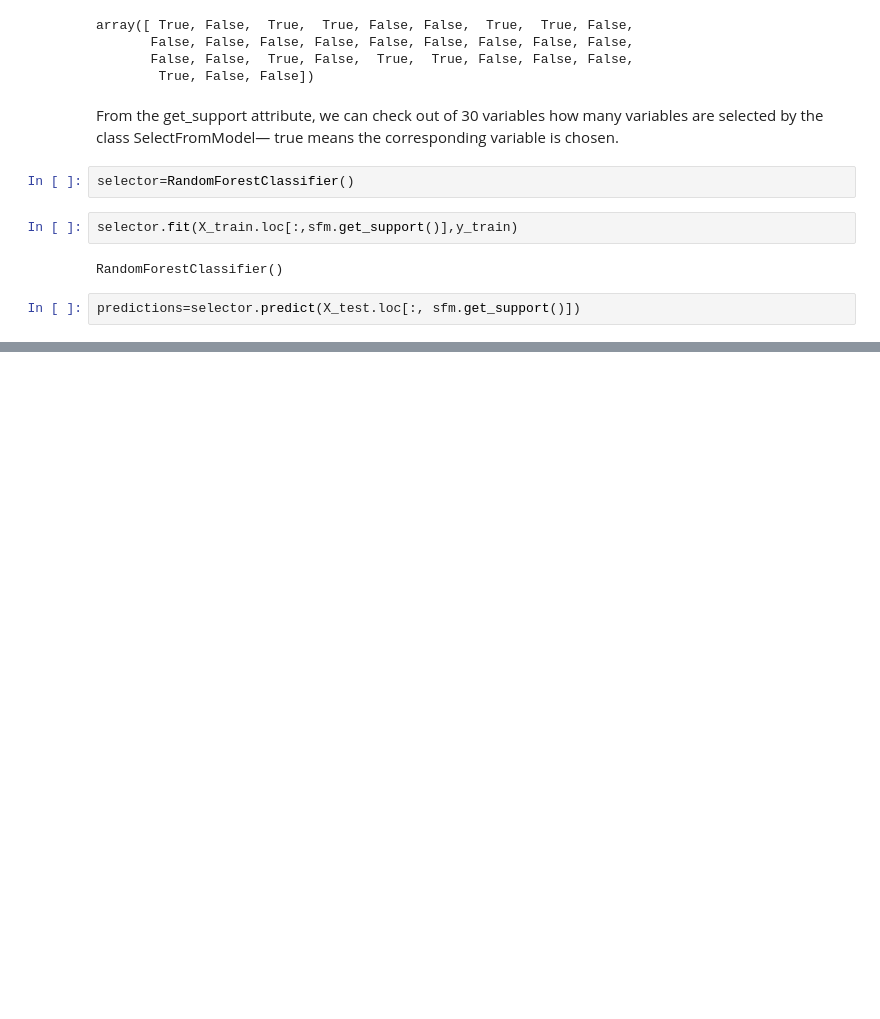
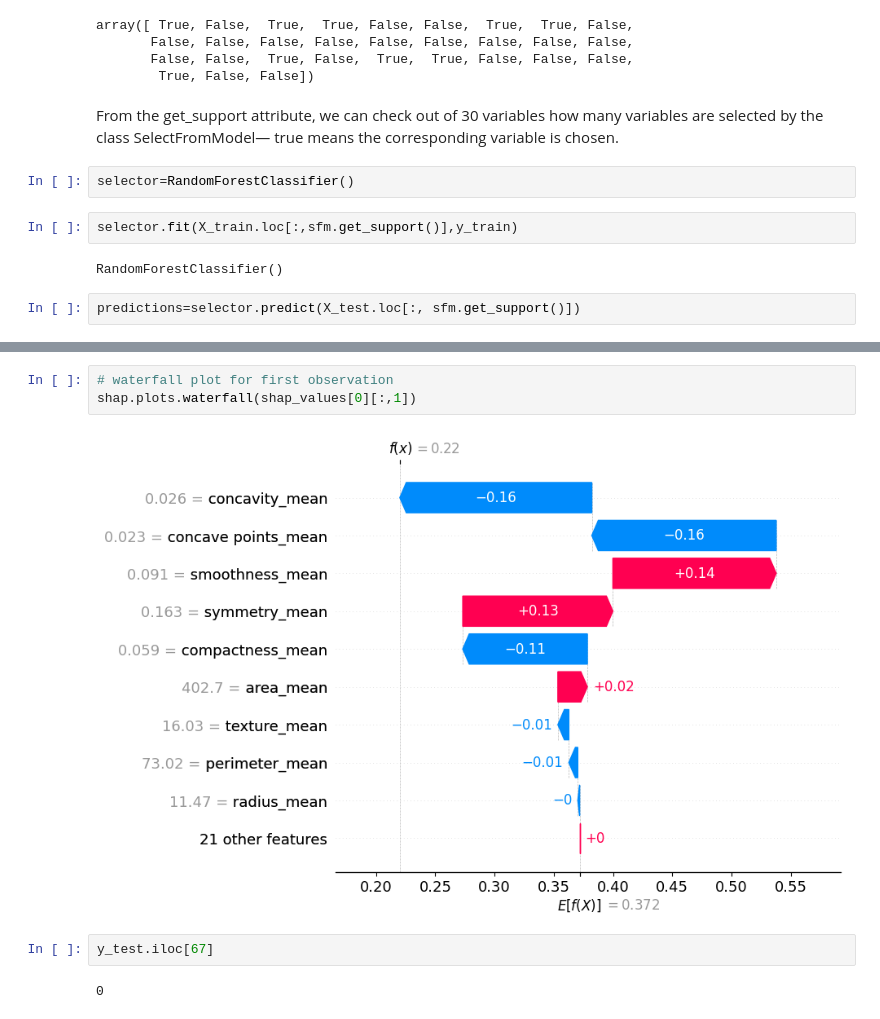
Before and after one commit to sheshankcool/Feature_Selection, a Jupyter notebook: SELECTFROMMODEL.ipynb, the cells around one changed output, grey strips where cells are left out. Cells and saved outputs as stored; diff of their text form; blank space fills up the shorter version.

```diff
--- a/SELECTFROMMODEL.ipynb
+++ b/SELECTFROMMODEL.ipynb
@@ -123,0 +200,9 @@ weighted avg       0.92      0.92      0.92       131
+# %%
+# waterfall plot for first observation
+shap.plots.waterfall(shap_values[0][:,1])
+# %% [output]
+[figure, added]
+# %%
+y_test.iloc[67]
+# %% [output]
+0
```
Also changed, not shown: parts of 39 cells of this notebook, 1 other file.
